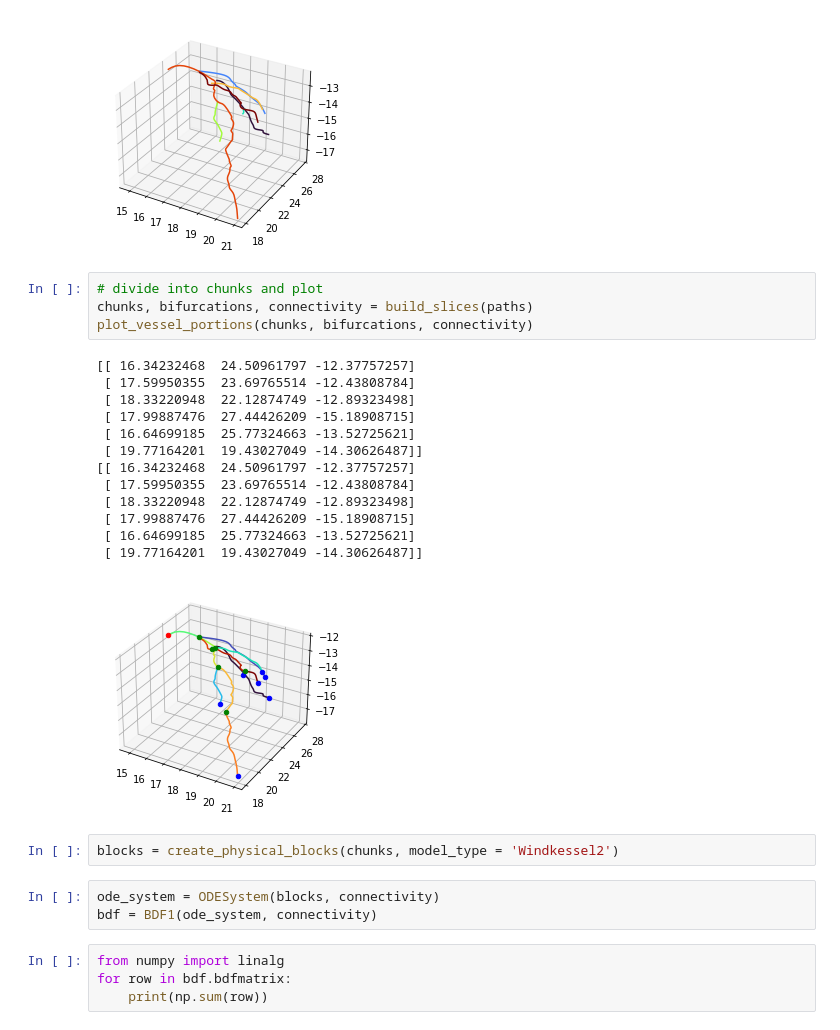
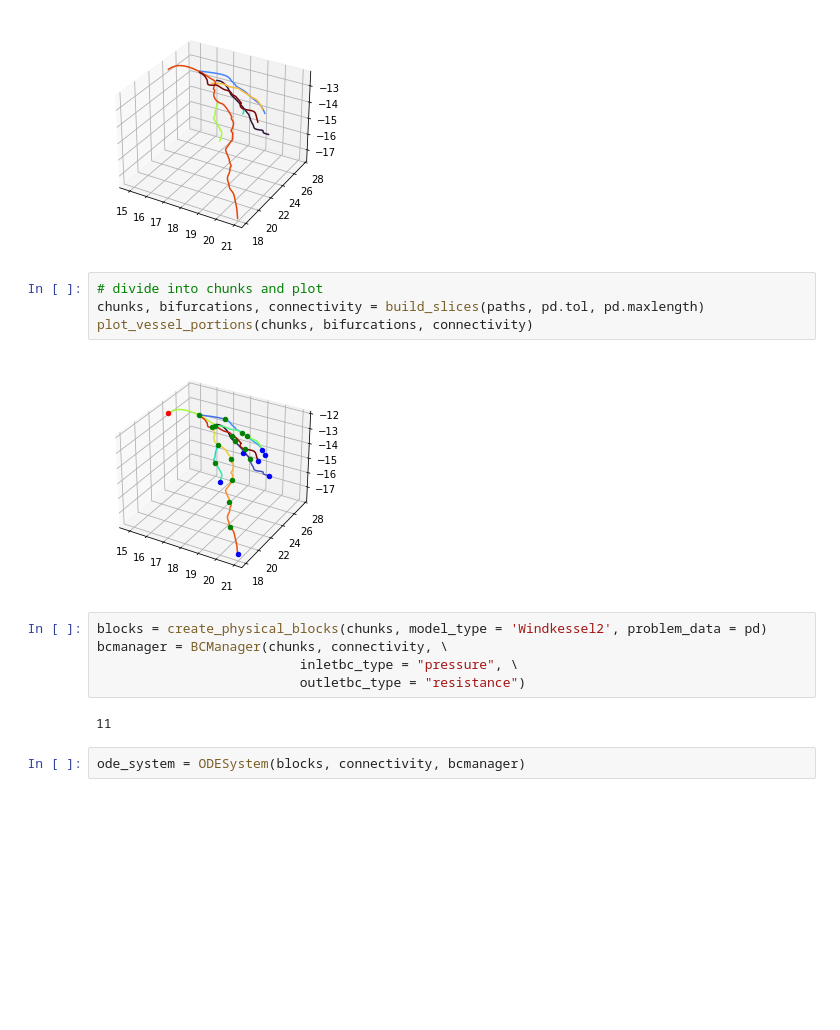
Before and after one commit to lucapegolotti/Coro0D, a Jupyter notebook: run.ipynb, the cells around one changed output. Saved outputs shown, nothing was run; the diff lists cells and outputs as text; blank space fills up the shorter version.

Commit message:
First simulation + add plot capabilities

```diff
--- a/run.ipynb
+++ b/run.ipynb
@@ -16,28 +20,16 @@ plot_vessel_portions(paths)
 [figure]
 # %%
 # divide into chunks and plot
-chunks, bifurcations, connectivity = build_slices(paths)
+chunks, bifurcations, connectivity = build_slices(paths, pd.tol, pd.maxlength)
 plot_vessel_portions(chunks, bifurcations, connectivity)
 # %% [output]
-[[ 16.34232468  24.50961797 -12.37757257]
- [ 17.59950355  23.69765514 -12.43808784]
- [ 18.33220948  22.12874749 -12.89323498]
- [ 17.99887476  27.44426209 -15.18908715]
- [ 16.64699185  25.77324663 -13.52725621]
- [ 19.77164201  19.43027049 -14.30626487]]
-[[ 16.34232468  24.50961797 -12.37757257]
- [ 17.59950355  23.69765514 -12.43808784]
- [ 18.33220948  22.12874749 -12.89323498]
- [ 17.99887476  27.44426209 -15.18908715]
- [ 16.64699185  25.77324663 -13.52725621]
- [ 19.77164201  19.43027049 -14.30626487]]
-[figure, old version]
+[figure, new version]
 # %%
-blocks = create_physical_blocks(chunks, model_type = 'Windkessel2')
+blocks = create_physical_blocks(chunks, model_type = 'Windkessel2', problem_data = pd)
+bcmanager = BCManager(chunks, connectivity, \
+                          inletbc_type = "pressure", \
+                          outletbc_type = "resistance")
+# %% [output]
+11
 # %%
-ode_system = ODESystem(blocks, connectivity)
-bdf = BDF1(ode_system, connectivity)
+ode_system = ODESystem(blocks, connectivity, bcmanager)
-# %%
-from numpy import linalg
-for row in bdf.bdfmatrix:
-    print(np.sum(row))
```
Also changed, not shown: parts of 4 cells of this notebook, 7 other files.
